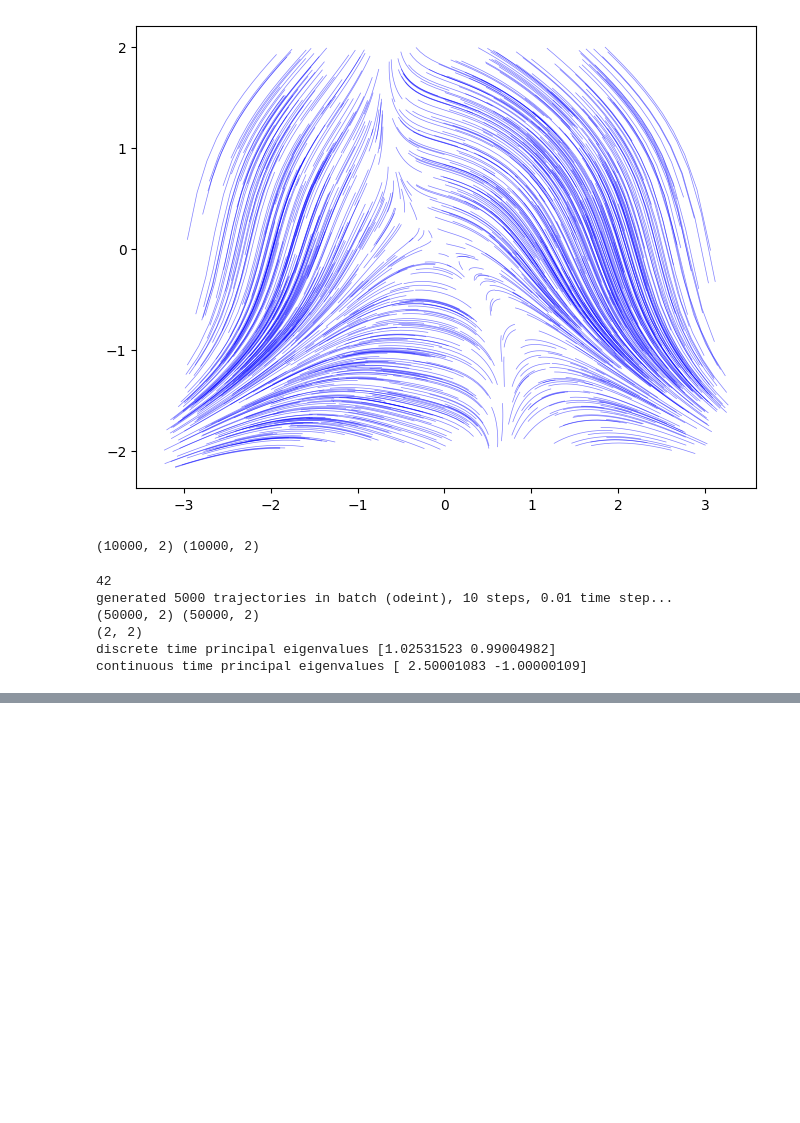
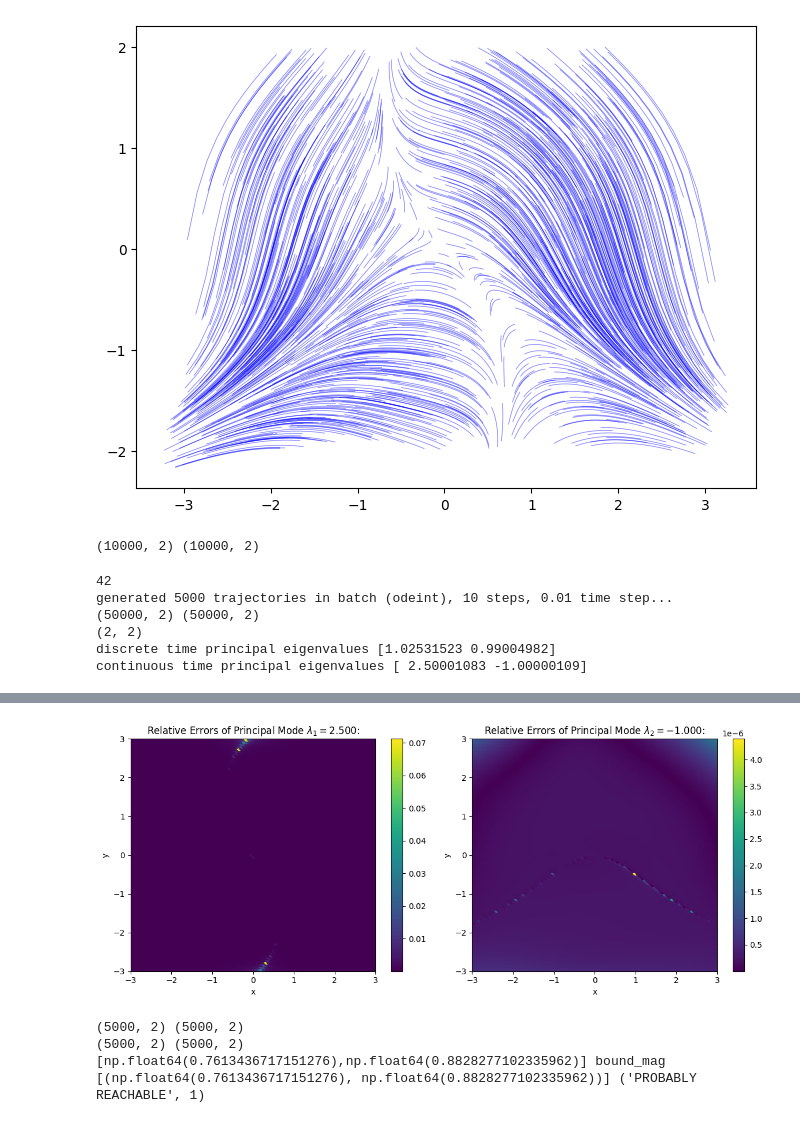
Before and after one commit to JianqiangDing/Residual-Dynamic-Mode-Decomposition, a Jupyter notebook: examples/NL_EIG_REA_BOX_PE.ipynb, the cells around one changed output, grey strips where cells are left out. Cells and saved outputs as stored; diff of their text form; code cells hidden in the pictures; blank space fills up the shorter version.

Commit message:
complete the example script for NL_EIG with principle eigenmodes obtained from data

```diff
--- a/examples/NL_EIG_REA_BOX_PE.ipynb
+++ b/examples/NL_EIG_REA_BOX_PE.ipynb
@@ -37,8 +37,10 @@ Ignoring fixed y limits to fulfill fixed data aspect with adjustable data limits
  <Axes: title={'center': 'Vector Field (Streamlines)'}, xlabel='$x_1$', ylabel='$x_2$'>)
 # %%
 # set the seed for reproducibility
+
+
 RANDOM_SEED = 42
-DELTA_T = 0.05
+DT = 0.05
 
 
 # generate the trajectory data
@@ -46,7 +48,7 @@ traj_data = ddrv.common.generate_trajectory_data(
     NL_EIG,
     num_samples=1000,
     num_steps=10,
-    delta_t=DELTA_T,
+    dt=DT,
     domain=[[-2, 2], [-2, 2]],
     random_seed=RANDOM_SEED,
 )
@@ -166,0 +92,9 @@ PX.shape, V.shape (15000, 55) (55, 55)
+# %%
+# get the principal eigenmodes
+principal_eigenmodes, observables, residuals = ddrv.common.get_principal_eigenmodes(
+    X,
+    Y,
+    LAM_P_ct,
+    DT,
+    observe_params={"basis": "poly", "degree": 9},
+)
@@ -166,0 +138,54 @@ PX.shape, V.shape (15000, 55) (55, 55)
+# %%
+# visualize the distribution of the errors on the domain in two subplots
+import matplotlib.pyplot as plt
+
+fig, (ax1, ax2) = plt.subplots(1, 2, figsize=(12, 5))
+
+# first principal mode error
+scatter1 = ax1.scatter(X, Y, c=error_1, cmap="viridis")
+ax1.set_title(
+    "Relative Errors of Principal Mode $\lambda_1 = {:.3f}$:".format(LAM_P_ct[0])
+)
+ax1.set_xlabel("x")
+ax1.set_ylabel("y")
+ax1.set_xlim(domain[0])
+ax1.set_ylim(domain[1])
+plt.colorbar(scatter1, ax=ax1)
+
+# second principal mode error
+scatter2 = ax2.scatter(X, Y, c=error_2, cmap="viridis")
+ax2.set_title(
+    "Relative Errors of Principal Mode $\lambda_2 = {:.3f}$:".format(LAM_P_ct[1])
+)
+ax2.set_xlabel("x")
+ax2.set_ylabel("y")
+ax2.set_xlim(domain[0])
+ax2.set_ylim(domain[1])
+plt.colorbar(scatter2, ax=ax2)
+
+plt.tight_layout()
+plt.show()
+# %% [output]
+[figure, added]
+# %%
+# now with these obtained principal eigenmodes, we can perform reachability verification
+
+# define the initial set, and the target set for reachability verification
+X0 = [[0, 0.1], [1.1, 1.2]]
+XF = [[1.8, 1.9], [-0.8, -0.7]]
+
+pts_X0 = ddrv.common.sample_box_set(X0, 5000)
+pts_XF = ddrv.common.sample_box_set(XF, 5000)
+print(pts_X0.shape, pts_XF.shape)
+# evaluate the eigenfunctions on the initial set and target set samples
+ef0_vals = observables.eval_mod(pts_X0, principal_eigenmodes)
+efF_vals = observables.eval_mod(pts_XF, principal_eigenmodes)
+print(ef0_vals.shape, efF_vals.shape)
+# compute the reach time bounds
+time_bounds, status = ddrv.algo.compute_reach_time_bounds(ef0_vals, efF_vals, LAM_P_ct)
+print(time_bounds, status)
+# %% [output]
+(5000, 2) (5000, 2)
+(5000, 2) (5000, 2)
+[np.float64(0.7613436717151276),np.float64(0.8828277102335962)] bound_mag
+[(np.float64(0.7613436717151276), np.float64(0.8828277102335962))] ('PROBABLY REACHABLE', 1)
```
Also changed, not shown: parts of 5 cells of this notebook, 1 other file.
